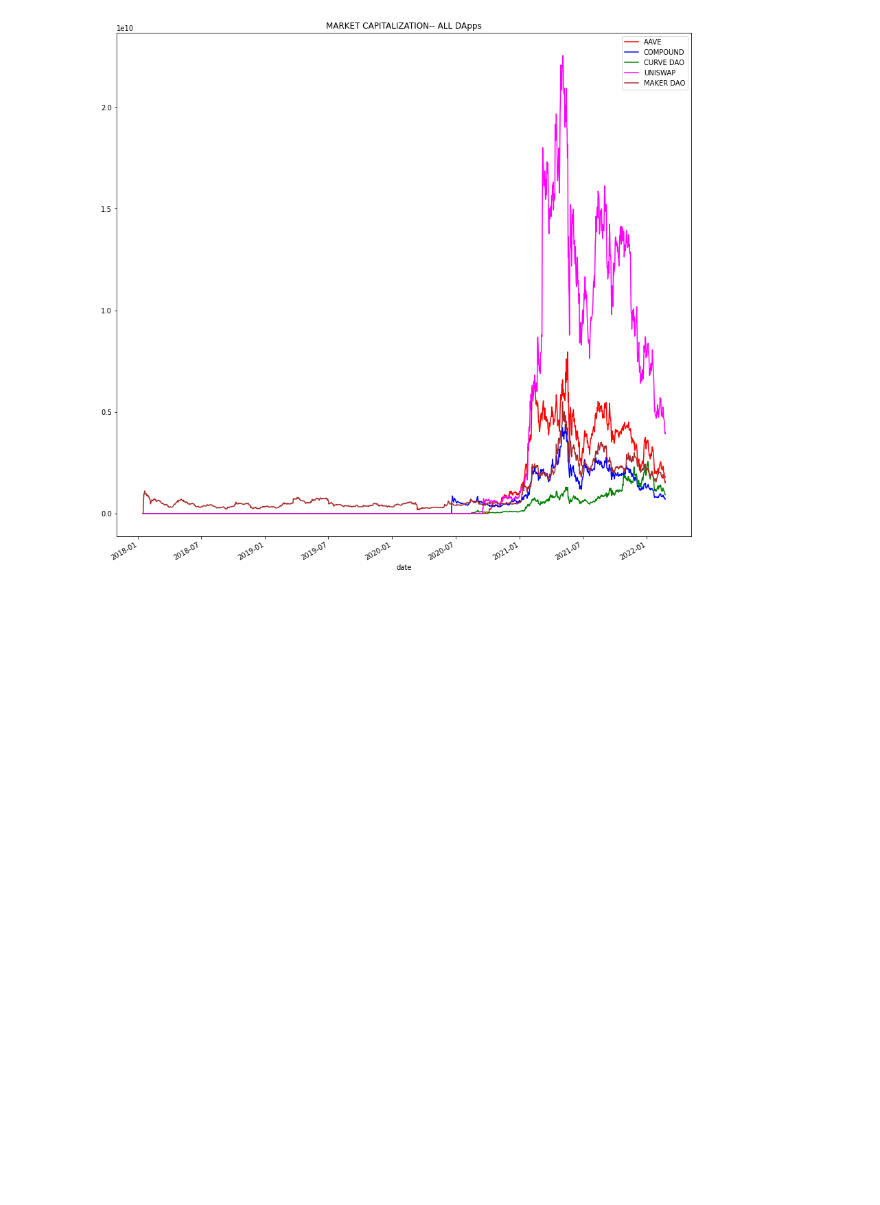
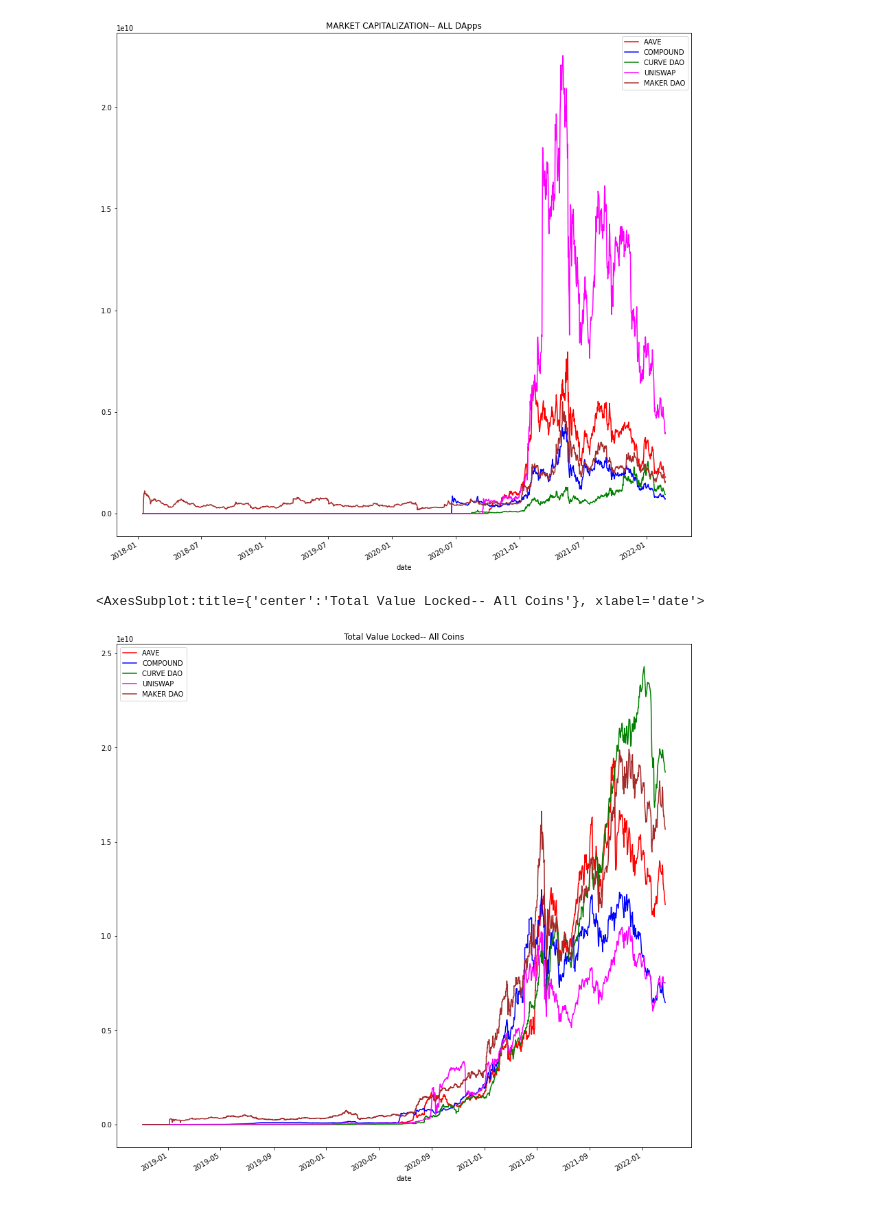
Before and after one commit to timtennyson/Defi-DApps-Investment-Analyzer, a Jupyter notebook: dataframe.ipynb, the cells around one changed output. Drawn from its saved outputs; the diff is of its cells as text; code cells hidden in the pictures; blank space fills up the shorter version.

Commit message:
added TVL chart for all coins

```diff
--- a/dataframe.ipynb
+++ b/dataframe.ipynb
@@ -430,3 +430,12 @@ all_coins_mcap_df['maker mcap'].plot(legend=True, figsize=[15,15], color='brown'
 # %% [output]
 <AxesSubplot:title={'center':'MARKET CAPITALIZATION-- ALL DApps'}, xlabel='date'>
 [figure]
+# %%
+tvl_df['AAVE TVL'].plot(legend=True, figsize=[15,15], title='Total Value Locked-- All Coins', color='red', label='AAVE')
+tvl_df['COMP TVL'].plot(legend=True, figsize=[15,15], color='blue', label='COMPOUND')
+tvl_df['CURVE TVL'].plot(legend=True, figsize=[15,15], color='green', label='CURVE DAO')
+tvl_df['UNISWAP TVL'].plot(legend=True, figsize=[15,15], color='magenta', label='UNISWAP')
+tvl_df['MAKER DAO TVL'].plot(legend=True, figsize=[15,15], color='brown', label='MAKER DAO')
+# %% [output]
+<AxesSubplot:title={'center':'Total Value Locked-- All Coins'}, xlabel='date'>
+[figure, added]
```
